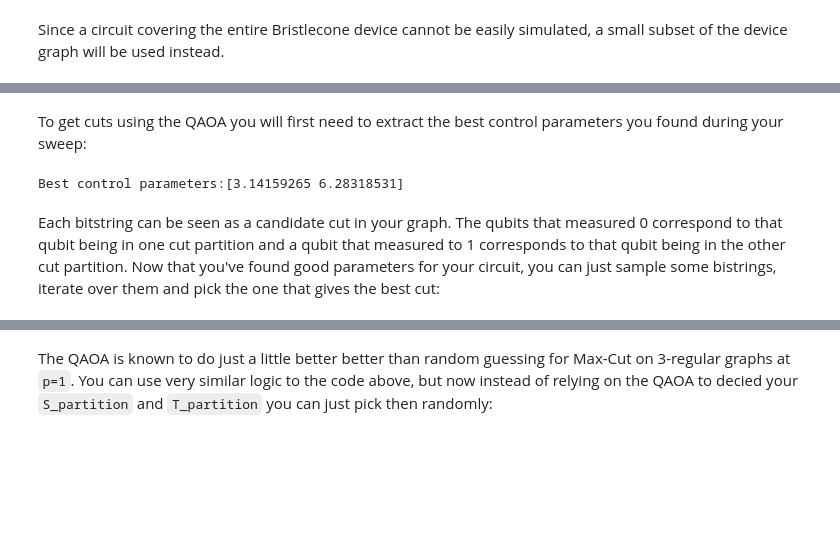
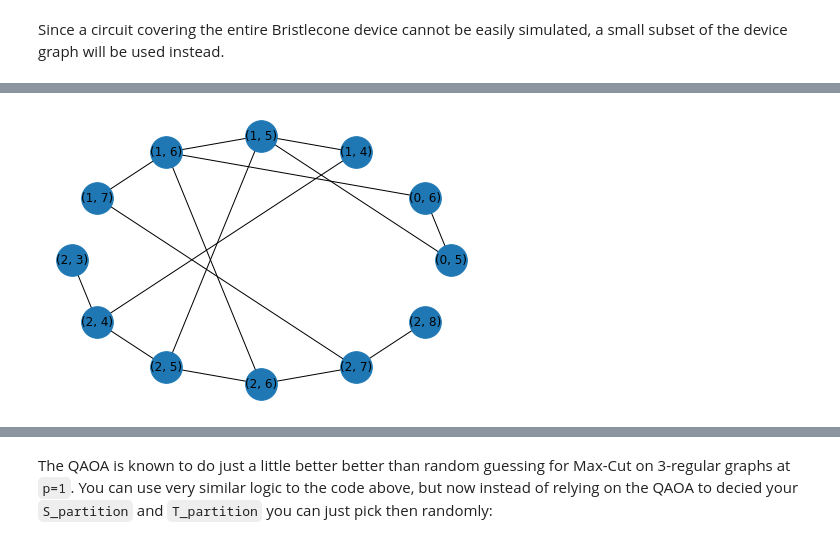
Before and after one commit to LiberoAphpollo/VQC-Cirq, a Jupyter notebook: docs/tutorials/qaoa.ipynb, the cells around one changed output, grey strips where cells are left out. Drawn from its saved outputs; the diff is of its cells as text; code cells hidden in the pictures; blank space fills up the shorter version.

```diff
--- a/docs/tutorials/qaoa.ipynb
+++ b/docs/tutorials/qaoa.ipynb
@@ -231,10 +76,0 @@ Cut size:0
-# %% [markdown]
-To get cuts using the QAOA you will first need to extract the best control parameters you found during your sweep:
-# %%
-best_exp_index = np.unravel_index(np.argmax(exp_values), exp_values.shape)
-best_parameters = par_values[best_exp_index]
-print(f'Best control parameters:{best_parameters}')
-# %% [output]
-Best control parameters:[3.14159265 6.28318531]
-# %% [markdown]
-Each bitstring can be seen as a candidate cut in your graph. The qubits that measured 0 correspond to that qubit being in one cut partition and a qubit that measured to 1 corresponds to that qubit being in the other cut partition. Now that you've found good parameters for your circuit, you can just sample some bistrings, iterate over them and pick the one that gives the best cut:
@@ -275,0 +77,29 @@ for i in range(num_cuts):
+# %%
+import networkx as nx
+
+# Set the seed to determine the problem instance.
+np.random.seed(seed=11)
+
+# Identify working qubits from the device.
+device_qubits = working_device.qubits
+working_qubits = sorted(device_qubits)[:12]
+
+# Populate a networkx graph with working_qubits as nodes.
+working_graph = nx.Graph()
+for qubit in working_qubits:
+  working_graph.add_node(qubit)
+
+# Pair up all neighbors with random weights in working_graph.
+for qubit in working_qubits:
+  for neighbor in working_device.neighbors_of(qubit):
+    if neighbor in working_graph:
+      # Generate a randomly weighted edge between them. Here the weighting
+      # is a random 2 decimal floating point between 0 and 5.
+      working_graph.add_edge(
+          qubit, neighbor, weight=np.random.randint(0, 500) / 100
+      )
+
+nx.draw_circular(working_graph, node_size=1000, with_labels=True)
+plt.show()
+# %% [output]
+[figure, added]
```
Also changed, not shown: parts of 38 cells of this notebook.
